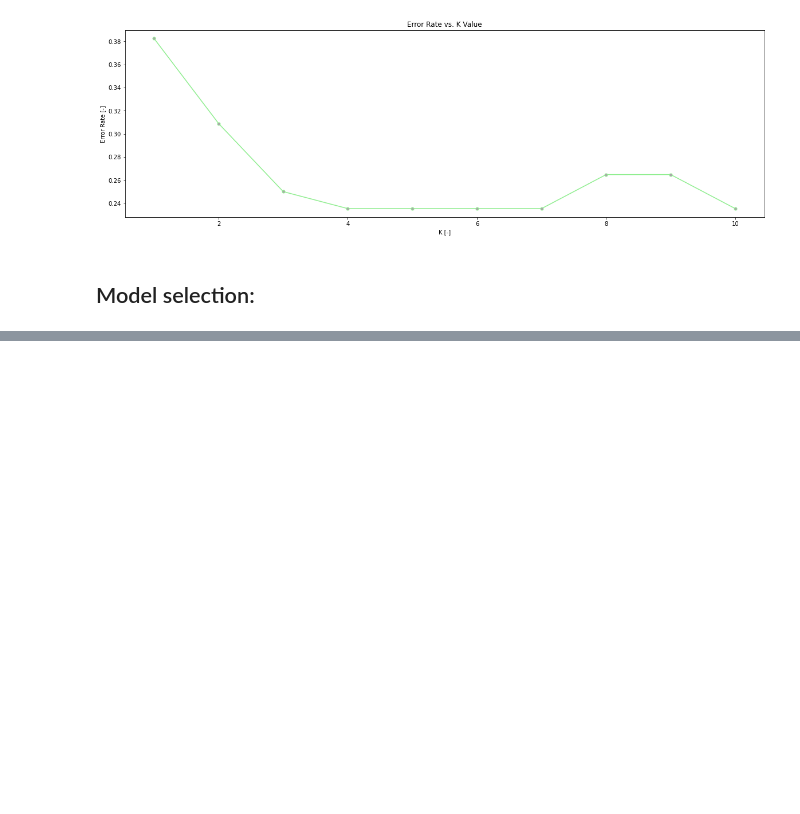
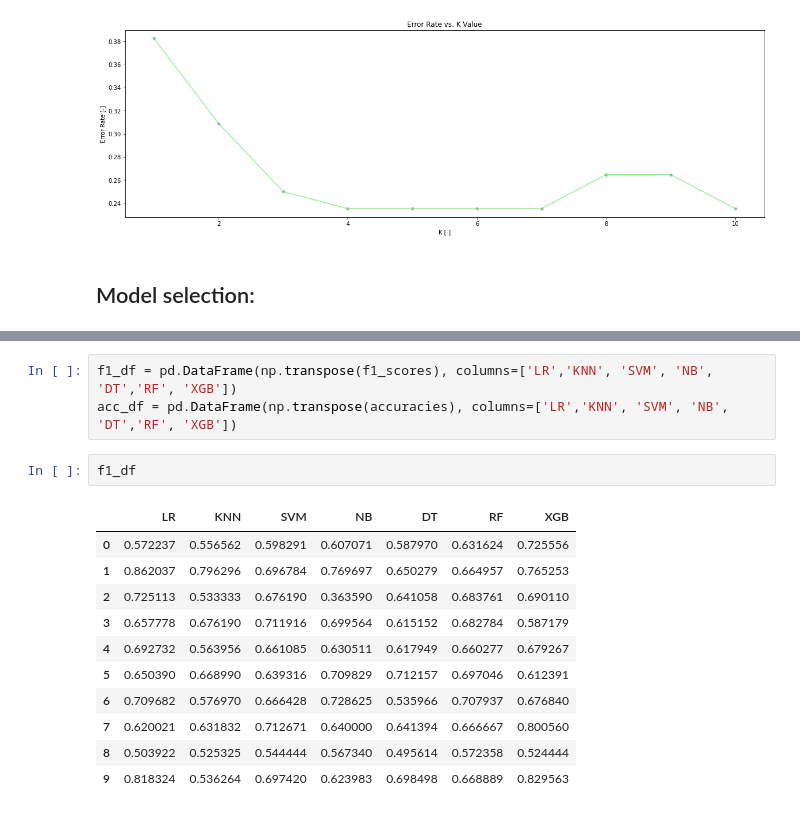
Before and after one commit to piotr-druzdzel/Horse-Colic-KNN-Imputation, a Jupyter notebook: KNN-Imputation.ipynb, the cells around one changed output, grey strips where cells are left out. Cells and saved outputs as stored; diff of their text form; blank space fills up the shorter version.

```diff
--- a/KNN-Imputation.ipynb
+++ b/KNN-Imputation.ipynb
@@ -956,0 +972,17 @@ ValueError: Target is multiclass but average='binary'. Please choose another ave
+# %%
+f1_df = pd.DataFrame(np.transpose(f1_scores), columns=['LR','KNN', 'SVM', 'NB', 'DT','RF', 'XGB'])
+acc_df = pd.DataFrame(np.transpose(accuracies), columns=['LR','KNN', 'SVM', 'NB', 'DT','RF', 'XGB'])
+# %%
+f1_df
+# %% [output]
+|  | LR | KNN | SVM | NB | DT | RF | XGB |
+| 0 | 0.572237 | 0.556562 | 0.598291 | 0.607071 | 0.587970 | 0.631624 | 0.725556 |
+| 1 | 0.862037 | 0.796296 | 0.696784 | 0.769697 | 0.650279 | 0.664957 | 0.765253 |
+| 2 | 0.725113 | 0.533333 | 0.676190 | 0.363590 | 0.641058 | 0.683761 | 0.690110 |
+| 3 | 0.657778 | 0.676190 | 0.711916 | 0.699564 | 0.615152 | 0.682784 | 0.587179 |
+| 4 | 0.692732 | 0.563956 | 0.661085 | 0.630511 | 0.617949 | 0.660277 | 0.679267 |
+| 5 | 0.650390 | 0.668990 | 0.639316 | 0.709829 | 0.712157 | 0.697046 | 0.612391 |
+| 6 | 0.709682 | 0.576970 | 0.666428 | 0.728625 | 0.535966 | 0.707937 | 0.676840 |
+| 7 | 0.620021 | 0.631832 | 0.712671 | 0.640000 | 0.641394 | 0.666667 | 0.800560 |
+| 8 | 0.503922 | 0.525325 | 0.544444 | 0.567340 | 0.495614 | 0.572358 | 0.524444 |
+| 9 | 0.818324 | 0.536264 | 0.697420 | 0.623983 | 0.698498 | 0.668889 | 0.829563 |
```
Also changed, not shown: parts of 5 cells of this notebook.
